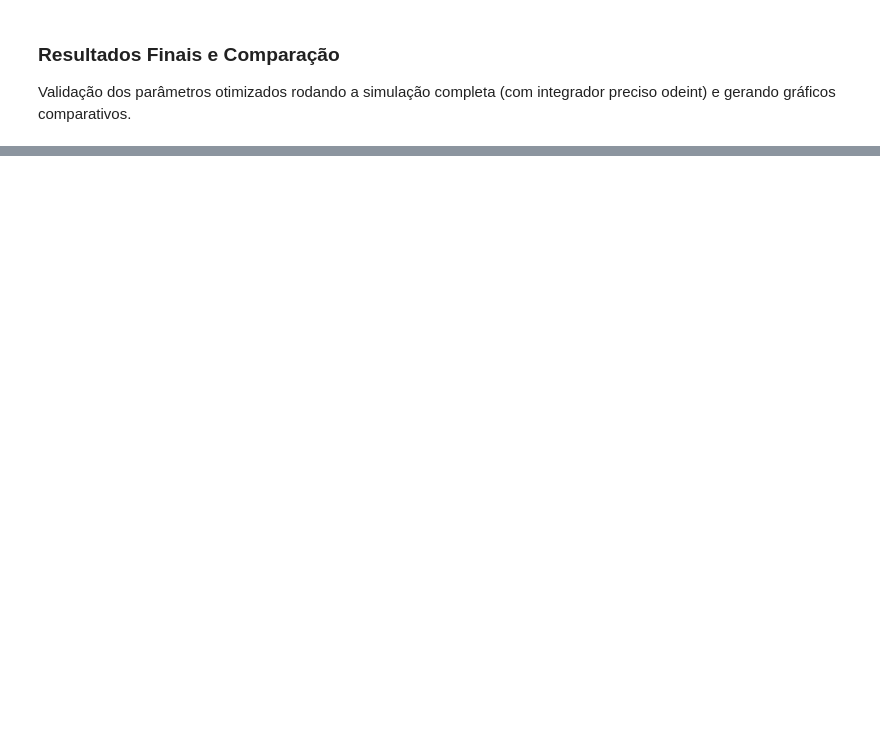
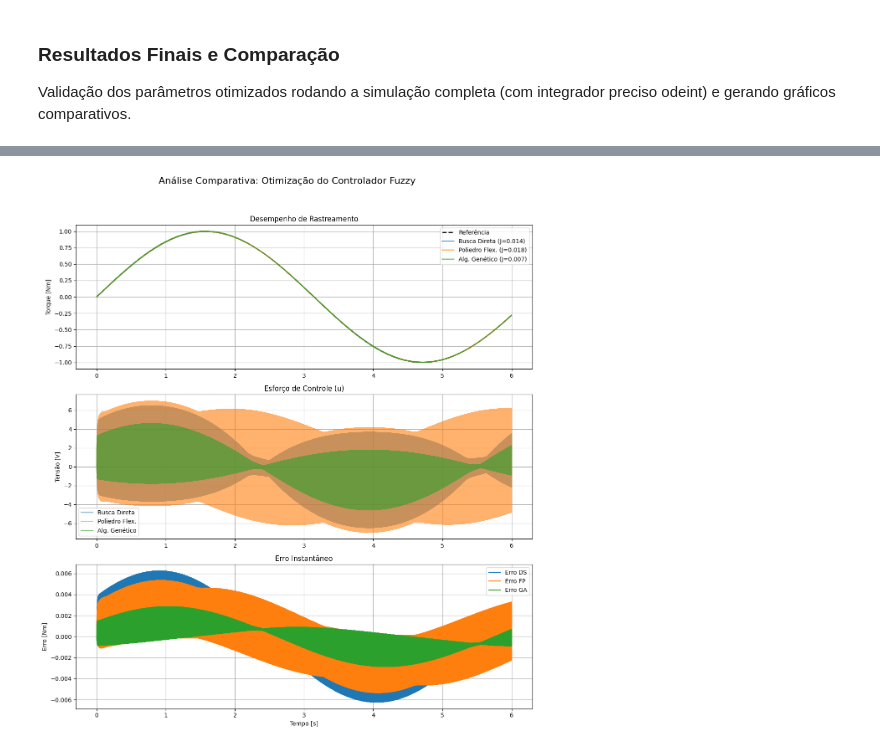
Before and after one commit to rafaelrsantana/Controle-Inteligente, a Jupyter notebook: tutorial_p1/motor_controller.ipynb, the cells around one changed output, grey strips where cells are left out. Cells and saved outputs as stored; diff of their text form; code cells hidden in the pictures; blank space fills up the shorter version.

```diff
--- a/tutorial_p1/motor_controller.ipynb
+++ b/tutorial_p1/motor_controller.ipynb
@@ -704,0 +743,97 @@ Custo Final Fuzzy: 0.0185
+# %%
+# Função de Simulação Fuzzy Takagi-Sugeno
+def run_fuzzy_full_sim(params):
+    controller = FuzzyTakagiSugeno(params)
+    states_out = np.zeros(n - 1)
+    u_out = np.zeros(n - 1)
+
+    x = 0
+    prev_error = 0
+    u_limit = 100.0
+
+    for i in range(n - 1):
+        ref = torque_ref[i]
+        error = ref - x
+
+        if i == 0: derr = 0
+        else: derr = (error - prev_error) / t_sim_step
+
+        u = controller.calcular(error, derr)
+        u = np.clip(u, -u_limit, u_limit)
+        u_out[i] = u
+
+        # Planta (Euler com passo pequeno é suficiente para visualização)
+        dx = -a * k * x + k * u
+        x = x + dx * t_sim_step
+
+        states_out[i] = x
+        prev_error = error
+
+    return states_out, u_out
+
+# Rodar simulações com os melhores parâmetros de cada método
+y_ds, u_ds = run_fuzzy_full_sim(w_ds_fz)
+y_fp, u_fp = run_fuzzy_full_sim(w_fp_fz)
+y_ga, u_ga = run_fuzzy_full_sim(w_ga_fz)
+
+# Cálculo dos Índices Finais
+# Recalculando com a função metrics oficial para garantir precisão
+idx_ds = calculate_indices(torque_ref[:-1], y_ds, time_vector[:-1], t_sim_step)
+idx_fp = calculate_indices(torque_ref[:-1], y_fp, time_vector[:-1], t_sim_step)
+idx_ga = calculate_indices(torque_ref[:-1], y_ga, time_vector[:-1], t_sim_step)
+
+print("\n" + "="*65)
+print(f"{'MÉTODO':<20} | {'MAE':<10} | {'MSE':<10} | {'ITAE':<10} | {'GOODHART (J)':<10}")
+print("-" * 65)
+print(f"{'Busca Direta':<20} | {idx_ds[0]:.4f}     | {idx_ds[1]:.4f}     | {idx_ds[2]:.4f}     | {idx_ds[3]:.4f}")
+print(f"{'Poliedro Flexível':<20} | {idx_fp[0]:.4f}     | {idx_fp[1]:.4f}     | {idx_fp[2]:.4f}     | {idx_fp[3]:.4f}")
+print(f"{'Algoritmo Genético':<20} | {idx_ga[0]:.4f}     | {idx_ga[1]:.4f}     | {idx_ga[2]:.4f}     | {idx_ga[3]:.4f}")
+print("="*65 + "\n")
+
+fig, axs = plt.subplots(3, 1, figsize=(12, 14))
+plt.suptitle("Análise Comparativa: Otimização do Controlador Fuzzy", fontsize=16)
+
+axs[0].plot(time_vector[:-1], torque_ref[:-1], "k--", linewidth=2, label="Referência")
+axs[0].plot(time_vector[:-1], y_ds, label=f"Busca Direta (J={idx_ds[3]:.3f})", alpha=0.8)
+axs[0].plot(time_vector[:-1], y_fp, label=f"Poliedro Flex. (J={idx_fp[3]:.3f})", alpha=0.8)
+axs[0].plot(time_vector[:-1], y_ga, label=f"Alg. Genético (J={idx_ga[3]:.3f})", alpha=0.8)
+axs[0].set_ylabel("Torque [Nm]")
+axs[0].set_title("Desempenho de Rastreamento")
+axs[0].legend()
+axs[0].grid(True)
+
+axs[1].plot(time_vector[:-1], u_ds, label="Busca Direta", alpha=0.6)
+axs[1].plot(time_vector[:-1], u_fp, label="Poliedro Flex.", alpha=0.6)
+axs[1].plot(time_vector[:-1], u_ga, label="Alg. Genético", alpha=0.6)
+axs[1].set_ylabel("Tensão [V]")
+axs[1].set_title("Esforço de Controle (u)")
+axs[1].legend()
+axs[1].grid(True)
+
+axs[2].plot(time_vector[:-1], torque_ref[:-1] - y_ds, label="Erro DS")
+axs[2].plot(time_vector[:-1], torque_ref[:-1] - y_fp, label="Erro FP")
+axs[2].plot(time_vector[:-1], torque_ref[:-1] - y_ga, label="Erro GA")
+axs[2].set_ylabel("Erro [Nm]")
+axs[2].set_xlabel("Tempo [s]")
+axs[2].set_title("Erro Instantâneo")
+axs[2].legend()
+axs[2].grid(True)
+
+plt.tight_layout(rect=[0, 0.03, 1, 0.95])
+plt.show()
+
+fig_bar, ax_bar = plt.subplots(figsize=(8, 5))
+methods = ["Busca Direta", "Poliedro Flex.", "Genético"]
+costs = [idx_ds[3], idx_fp[3], idx_ga[3]]
+colors = ['blue', 'orange', 'green']
+
+bars = ax_bar.bar(methods, costs, color=colors)
+ax_bar.set_ylabel("Índice de Custo (Menor é melhor)")
+ax_bar.set_title("Comparação Final de Desempenho (Índice Goodhart)")
+
+for bar in bars:
+    yval = bar.get_height()
+    ax_bar.text(bar.get_x() + bar.get_width()/2, yval, f"{yval:.4f}", va='bottom', ha='center')
+
+plt.show()
+# %% [output]
@@ -704,0 +847 @@ Custo Final Fuzzy: 0.0185
+[figure, added]
```
Also changed, not shown: parts of 31 cells of this notebook, 7 other files.
